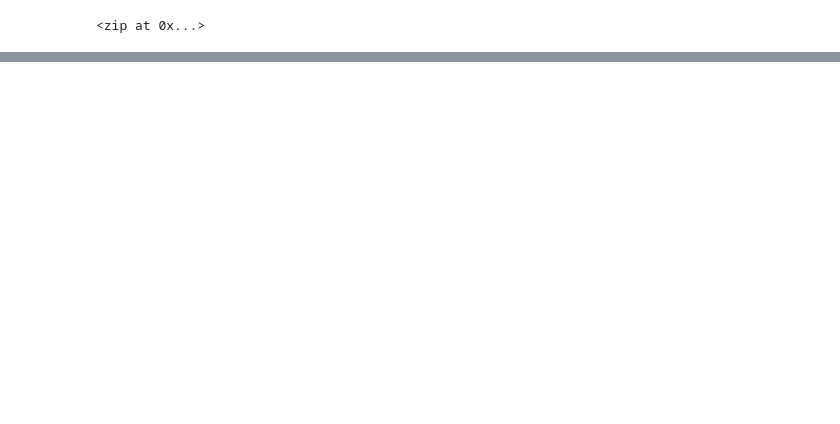
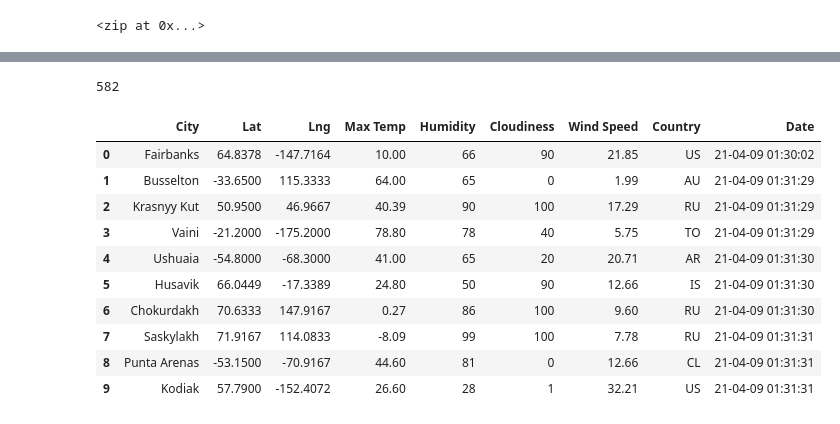
Before and after one commit to reza-ya57/World_Weather_Analysis, a Jupyter notebook: weatherPy.ipynb, the cells around one changed output, grey strips where cells are left out. Drawn from its saved outputs; the diff is of its cells as text; code cells hidden in the pictures; blank space fills up the shorter version.

Commit message:
Modifying gitignore and adding WeatherPy file

```diff
--- a/weatherPy.ipynb
+++ b/weatherPy.ipynb
@@ -30,0 +34,2 @@ len(cities)
+# %%
+url = "http://api.openweathermap.org/data/2.5/weather?units=Imperial&APPID=" + weather_api_key
@@ -30,0 +114,20 @@ len(cities)
+# %%
+len(city_data)
+# %% [output]
+582
+# %%
+# Convert the array of dictionaries to a Pandas DataFrame.
+city_data_df = pd.DataFrame(city_data)
+city_data_df.head(10)
+# %% [output]
+|  | City | Lat | Lng | Max Temp | Humidity | Cloudiness | Wind Speed | Country | Date |
+| 0 | Fairbanks | 64.8378 | -147.7164 | 10.00 | 66 | 90 | 21.85 | US | 21-04-09 01:30:02 |
+| 1 | Busselton | -33.6500 | 115.3333 | 64.00 | 65 | 0 | 1.99 | AU | 21-04-09 01:31:29 |
+| 2 | Krasnyy Kut | 50.9500 | 46.9667 | 40.39 | 90 | 100 | 17.29 | RU | 21-04-09 01:31:29 |
+| 3 | Vaini | -21.2000 | -175.2000 | 78.80 | 78 | 40 | 5.75 | TO | 21-04-09 01:31:29 |
+| 4 | Ushuaia | -54.8000 | -68.3000 | 41.00 | 65 | 20 | 20.71 | AR | 21-04-09 01:31:30 |
+| 5 | Husavik | 66.0449 | -17.3389 | 24.80 | 50 | 90 | 12.66 | IS | 21-04-09 01:31:30 |
+| 6 | Chokurdakh | 70.6333 | 147.9167 | 0.27 | 86 | 100 | 9.60 | RU | 21-04-09 01:31:30 |
+| 7 | Saskylakh | 71.9167 | 114.0833 | -8.09 | 99 | 100 | 7.78 | RU | 21-04-09 01:31:31 |
+| 8 | Punta Arenas | -53.1500 | -70.9167 | 44.60 | 81 | 0 | 12.66 | CL | 21-04-09 01:31:31 |
+| 9 | Kodiak | 57.7900 | -152.4072 | 26.60 | 28 | 1 | 32.21 | US | 21-04-09 01:31:31 |
```
Also changed, not shown: parts of 6 cells of this notebook, 4 other files.
